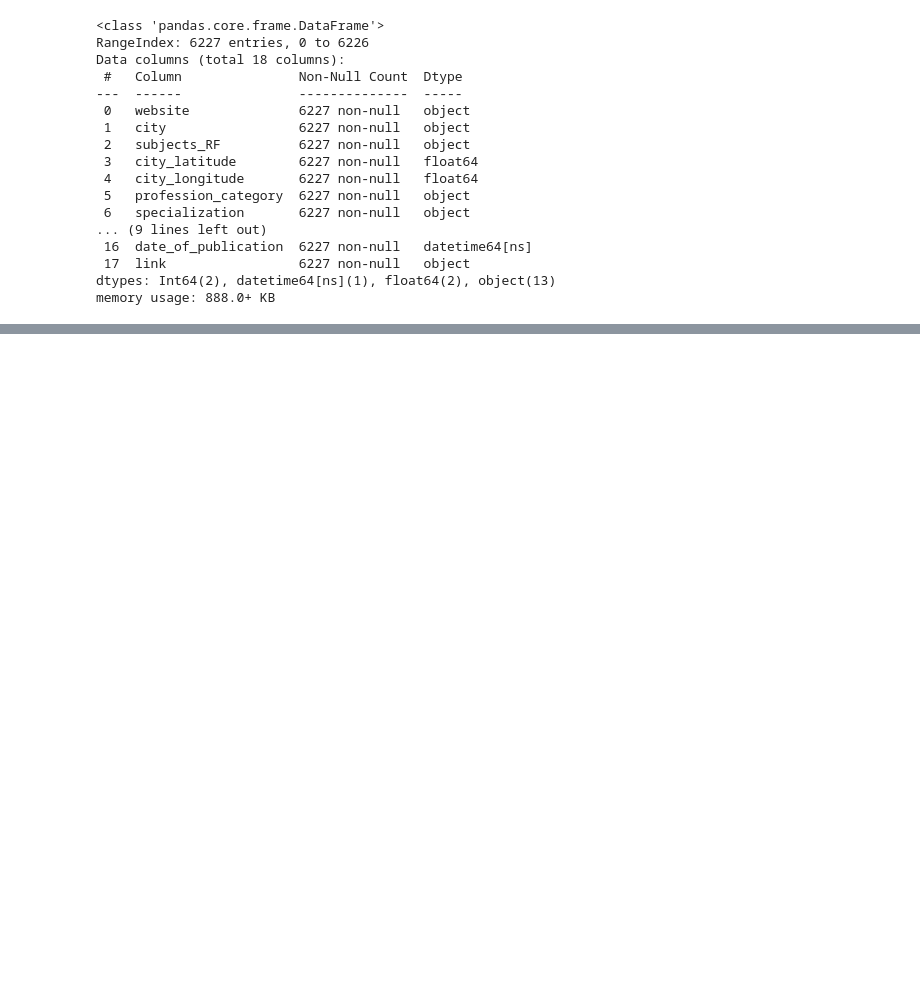
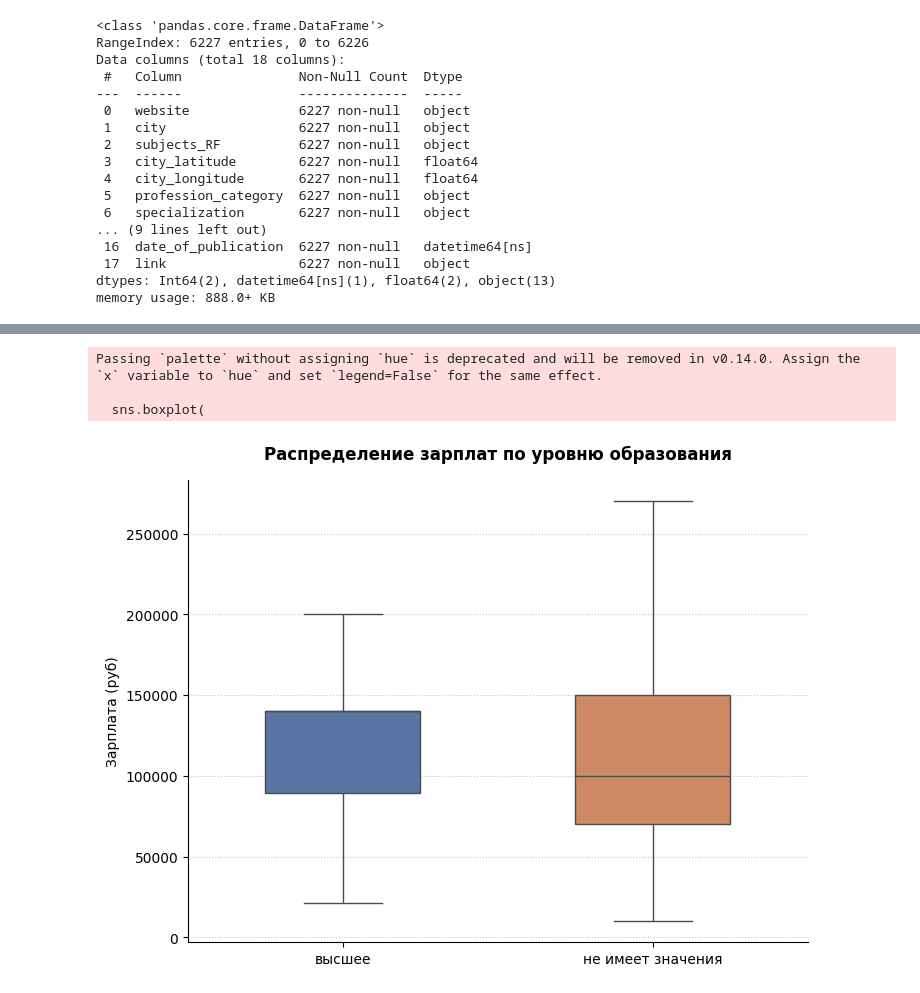
Before and after one commit to Marta-Mariam/graduate-work, a Jupyter notebook: preprocessing.ipynb, the cells around one changed output, grey strips where cells are left out. Cells and saved outputs as stored; diff of their text form; code cells hidden in the pictures; blank space fills up the shorter version.

```diff
--- a/preprocessing.ipynb
+++ b/preprocessing.ipynb
@@ -723,0 +811,25 @@ df
+# %%
+# Фильтр по вакансиям с указанным образованием
+edu_palette = {'высшее': '#4C72B0', 'не имеет значения': '#DD8452'}
+df_edu = df_vacancy[df_vacancy['education'].isin(['высшее', 'не имеет значения'])]
+
+# Боксплот
+plt.figure(figsize=(8, 6))
+sns.boxplot(
+    data=df_edu,
+    x='education',
+    y='salary_from',
+    palette=edu_palette,
+    showfliers=False,
+    width=0.5
+)
+plt.title('Распределение зарплат по уровню образования', pad=15, fontweight='bold')
+plt.xlabel('')
+plt.ylabel('Зарплата (руб)')
+sns.despine()
+plt.grid(axis='y', linestyle=':', alpha=0.7)
+# %% [output]
+Passing `palette` without assigning `hue` is deprecated and will be removed in v0.14.0. Assign the `x` variable to `hue` and set `legend=False` for the same effect.
+
+  sns.boxplot(
+[figure, added]
```
Also changed, not shown: parts of 13 cells of this notebook, 4 other files.
